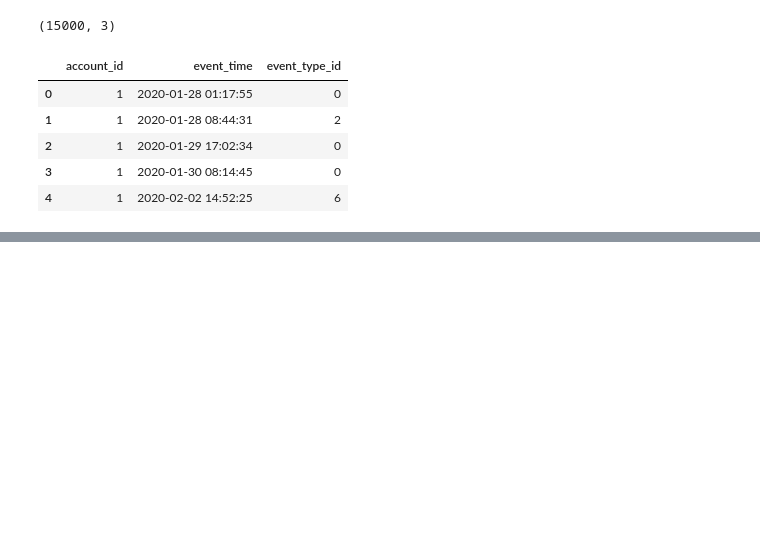
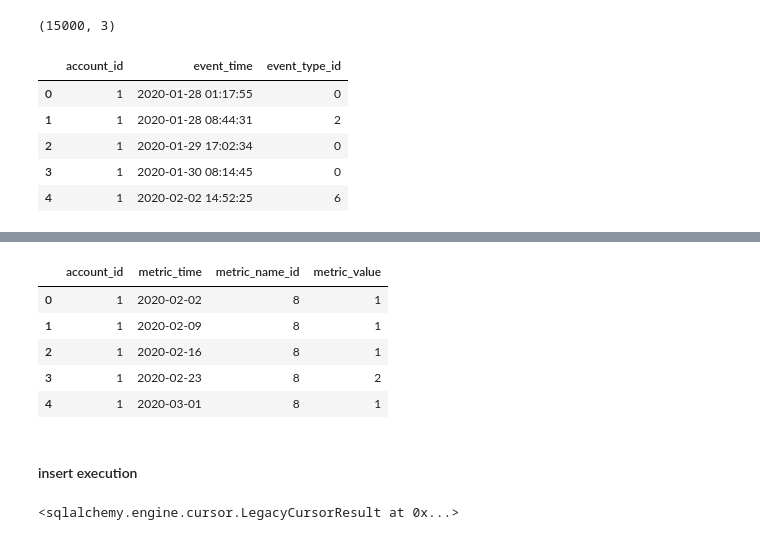
Before and after one commit to davilayang/fight-churn, a Jupyter notebook: notebooks/03-measuring.ipynb, the cells around one changed output, grey strips where cells are left out. Drawn from its saved outputs; the diff is of its cells as text; code cells hidden in the pictures; blank space fills up the shorter version.

```diff
--- a/notebooks/03-measuring.ipynb
+++ b/notebooks/03-measuring.ipynb
@@ -26,7 +26,6 @@ tables.head(3)
 with open("/app/fightchurn/listings/conf/socialnet7_listings.json", "r") as f:
     conf = json.loads(f.read())
 
-chap4 = conf["chap4"]
-chap6 = conf["chap6"]
+chap3 = conf["chap3"]
 # %% [markdown]
 ## Dependent Data
@@ -89,8 +41,3 @@ event.head()
 | 2 | 1 | 2020-01-29 17:02:34 | 0 |
 | 3 | 1 | 2020-01-30 08:14:45 | 0 |
 | 4 | 1 | 2020-02-02 14:52:25 | 6 |
-# %%
-metric = pd.read_sql_query("SELECT * FROM metric", conn)
-display(metric.shape)
-# by default, metric dataset is empty
-metric.head()
@@ -867,0 +44,4 @@ def metric_pair_plot(data_set_path, metric1='',metric2=''):
+# %%
+event_type = pd.read_sql_query("SELECT * FROM event_type", conn)
+display(event_type.shape)
+event_type.head()
@@ -867,0 +106,7 @@ def metric_pair_plot(data_set_path, metric1='',metric2=''):
+# %%
+from_yyyy_mm_dd = chap3["defaults"]["%from_yyyy-mm-dd"]
+to_yyyy_mm_dd = chap3["defaults"]["%to_yyyy-mm-dd"]
+new_metric_id = chap3["list3"]["params"]["%new_metric_id"]
+event2measure = chap3["list3"]["v1"]["%event2measure"]
+
+from_yyyy_mm_dd, to_yyyy_mm_dd, new_metric_id, event2measure
@@ -867,0 +129,32 @@ def metric_pair_plot(data_set_path, metric1='',metric2=''):
+# %%
+%%time
+# listing_3_3_count_metric_insert.sql
+
+query = f"""\
+WITH date_vals AS (
+  SELECT
+      i::timestamp AS metric_date
+    FROM
+      generate_series('{from_yyyy_mm_dd}', '{to_yyyy_mm_dd}', '7 day'::interval) AS i
+)
+-- INSERT INTO metric (account_id, metric_time, metric_name_id, metric_value)
+
+    SELECT
+        account_id,
+        metric_date AS metric_time,
+        {new_metric_id} AS metric_name_id,
+        count(*) AS metric_value
+      FROM event
+INNER JOIN date_vals AS date
+        ON event.event_time < date.metric_date
+       AND event.event_time >= (date.metric_date - interval '28 day')
+INNER JOIN event_type AS type
+        ON type.event_type_id = event.event_type_id
+    WHERE type.event_type_name = '{event2measure}'
+ GROUP BY event.account_id, date.metric_date
+
+-- ON CONFLICT DO NOTHING;
+"""
+res = pd.read_sql_query(query, conn)
+res.head()
+# %% [output]
@@ -867,0 +163,8 @@ def metric_pair_plot(data_set_path, metric1='',metric2=''):
+|  | account_id | metric_time | metric_name_id | metric_value |
+| 0 | 1 | 2020-02-02 | 8 | 1 |
+| 1 | 1 | 2020-02-09 | 8 | 1 |
+| 2 | 1 | 2020-02-16 | 8 | 1 |
+| 3 | 1 | 2020-02-23 | 8 | 2 |
+| 4 | 1 | 2020-03-01 | 8 | 1 |
+# %% [markdown]
+#### insert execution
@@ -867,0 +200,6 @@ def metric_pair_plot(data_set_path, metric1='',metric2=''):
+# %%
+with engine.begin() as connection:
+    result = connection.execute("DELETE FROM metric")
+result
+# %% [output]
+<sqlalchemy.engine.cursor.LegacyCursorResult at 0x...>
```
Also changed, not shown: parts of 80 cells of this notebook.
